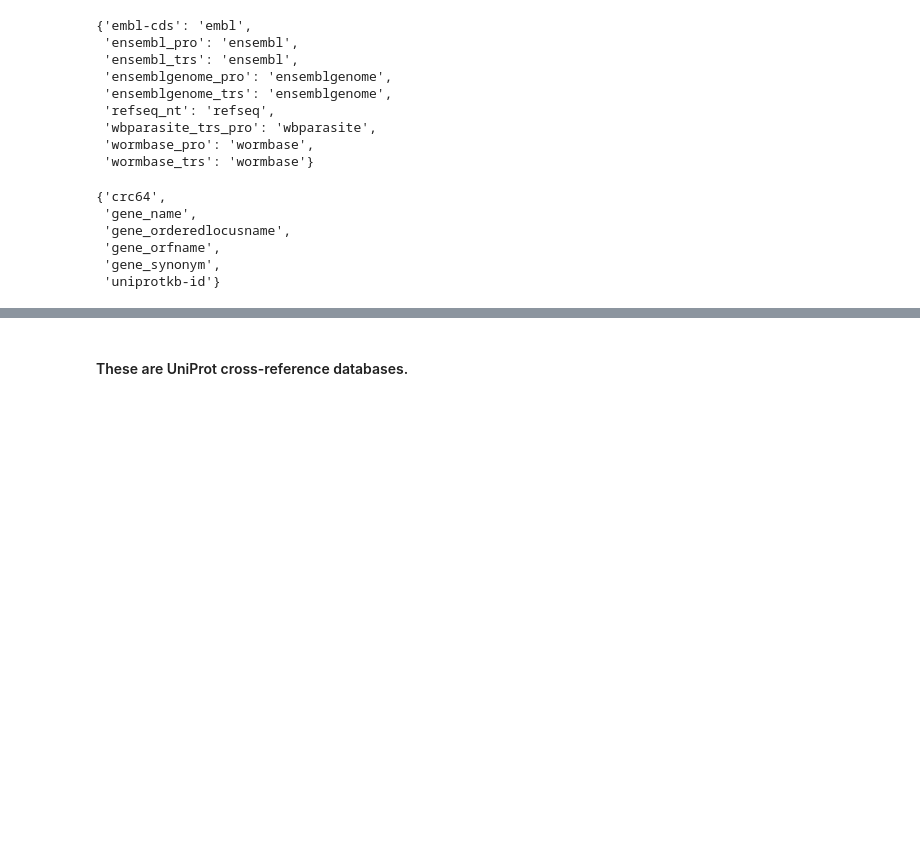
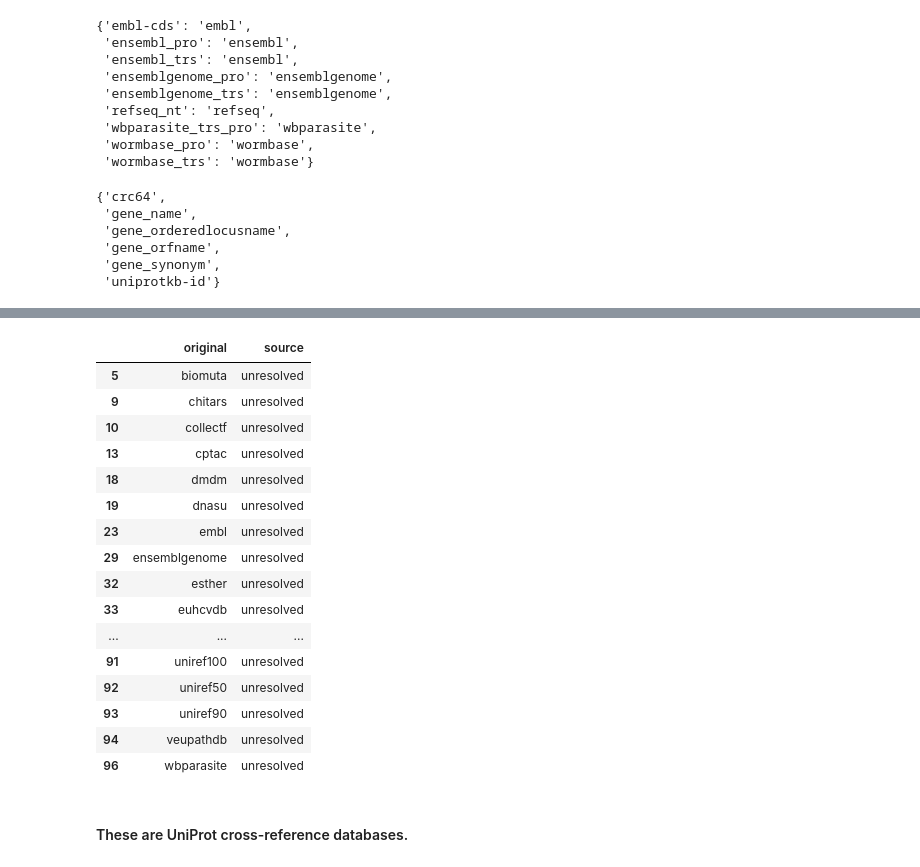
Before and after one commit to kbase/cdm-data-loaders, a Jupyter notebook: notebooks/uniprot_prefix_investigation/uniprot_prefixes.ipynb, the cells around one changed output, grey strips where cells are left out. Cells and saved outputs as stored; diff of their text form; code cells hidden in the pictures; blank space fills up the shorter version.

```diff
--- a/notebooks/uniprot_prefix_investigation/uniprot_prefixes.ipynb
+++ b/notebooks/uniprot_prefix_investigation/uniprot_prefixes.ipynb
@@ -446,3 +490,24 @@ df = df.drop(columns=["canonical"])
+# %%
+unresolved_df = df[df["source"] == "unresolved"].sort_values("original").drop(columns=["canonical"])
+unresolved_df
+# %% [output]
+|  | original | source |
+| 5 | biomuta | unresolved |
+| 9 | chitars | unresolved |
+| 10 | collectf | unresolved |
+| 13 | cptac | unresolved |
+| 18 | dmdm | unresolved |
+| 19 | dnasu | unresolved |
+| 23 | embl | unresolved |
+| 29 | ensemblgenome | unresolved |
+| 32 | esther | unresolved |
+| 33 | euhcvdb | unresolved |
+| ... | ... | ... |
+| 91 | uniref100 | unresolved |
+| 92 | uniref50 | unresolved |
+| 93 | uniref90 | unresolved |
+| 94 | veupathdb | unresolved |
+| 96 | wbparasite | unresolved |
 # %% [markdown]
 #### These are UniProt cross-reference databases.
 # %% [markdown]
```
Also changed, not shown: parts of 12 cells of this notebook, 1 other file.
